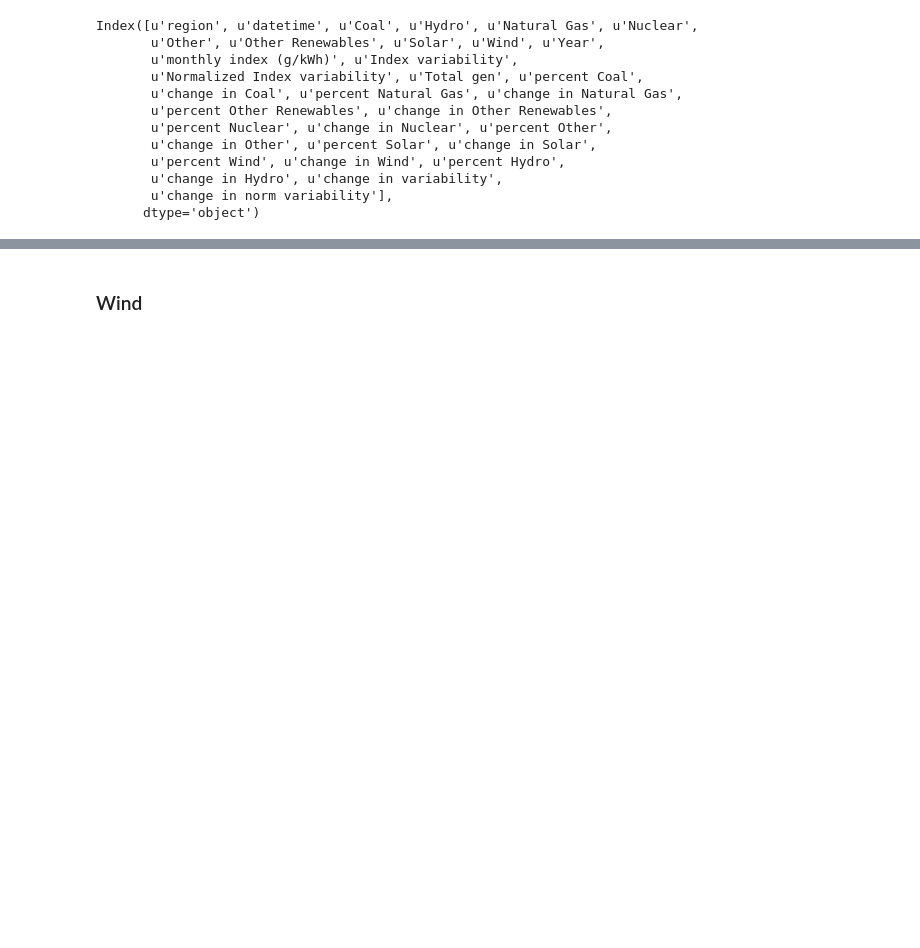
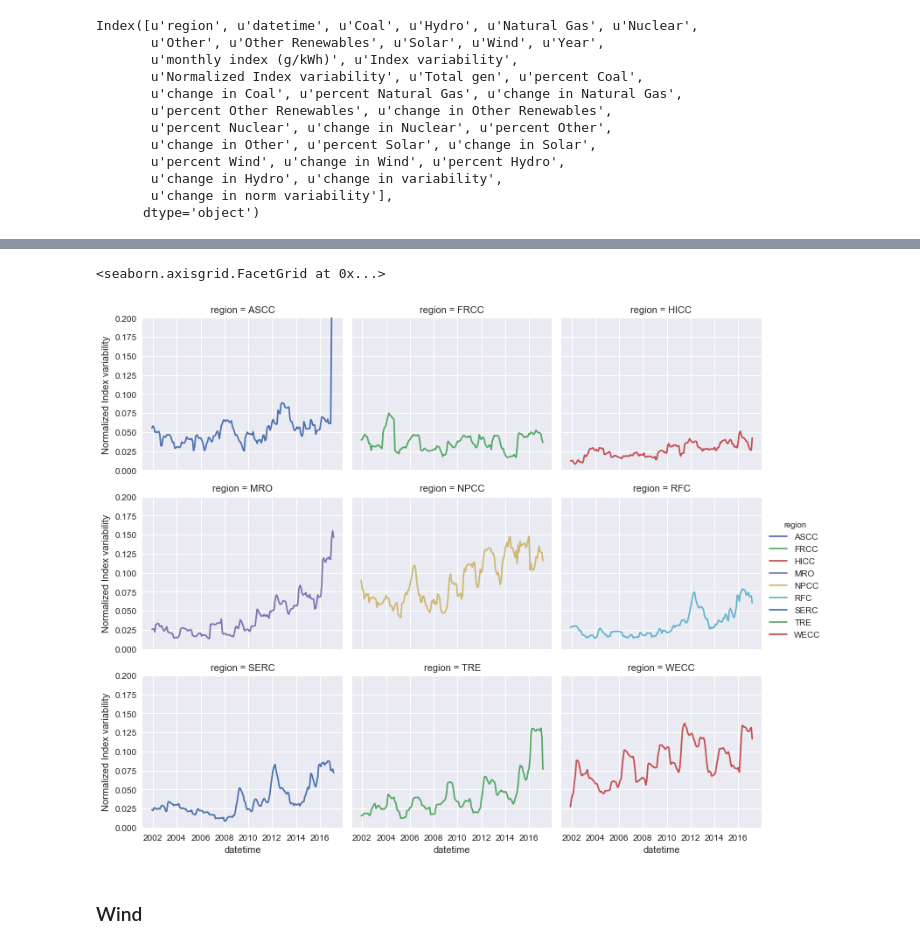
Before and after one commit to gschivley/carbon-index, a Jupyter notebook: NERC level index and gen.ipynb, the cells around one changed output, grey strips where cells are left out. Saved outputs shown, nothing was run; the diff lists cells and outputs as text; code cells hidden in the pictures; blank space fills up the shorter version.

```diff
--- a/NERC level index and gen.ipynb
+++ b/NERC level index and gen.ipynb
@@ -239,3 +250,10 @@ Index([u'region', u'datetime', u'Coal', u'Hydro', u'Natural Gas', u'Nuclear',
+# %%
+g = sns.FacetGrid(gen_index, col='region', col_wrap=3, hue='region',
+                   aspect = 1.2, palette='deep', ylim=(0, 0.2))
+g.map(plt.plot, 'datetime', 'Normalized Index variability').add_legend()
+# %% [output]
+<seaborn.axisgrid.FacetGrid at 0x...>
+[figure, added]
 # %%
 def region_bokeh_plot(df, fuel, x_axis, y_axis, x_range=None, y_range=None,
                      x_lower_lim=0, x_upper_lim=None):
```
Also changed, not shown: parts of 5 cells of this notebook.
